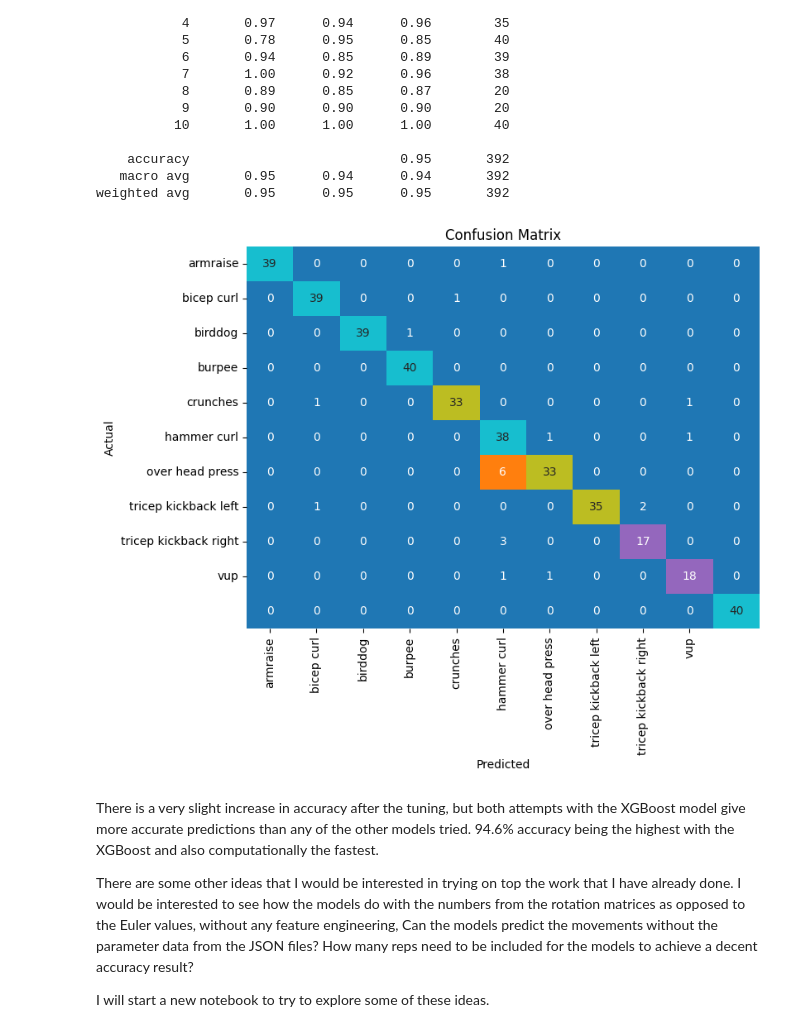
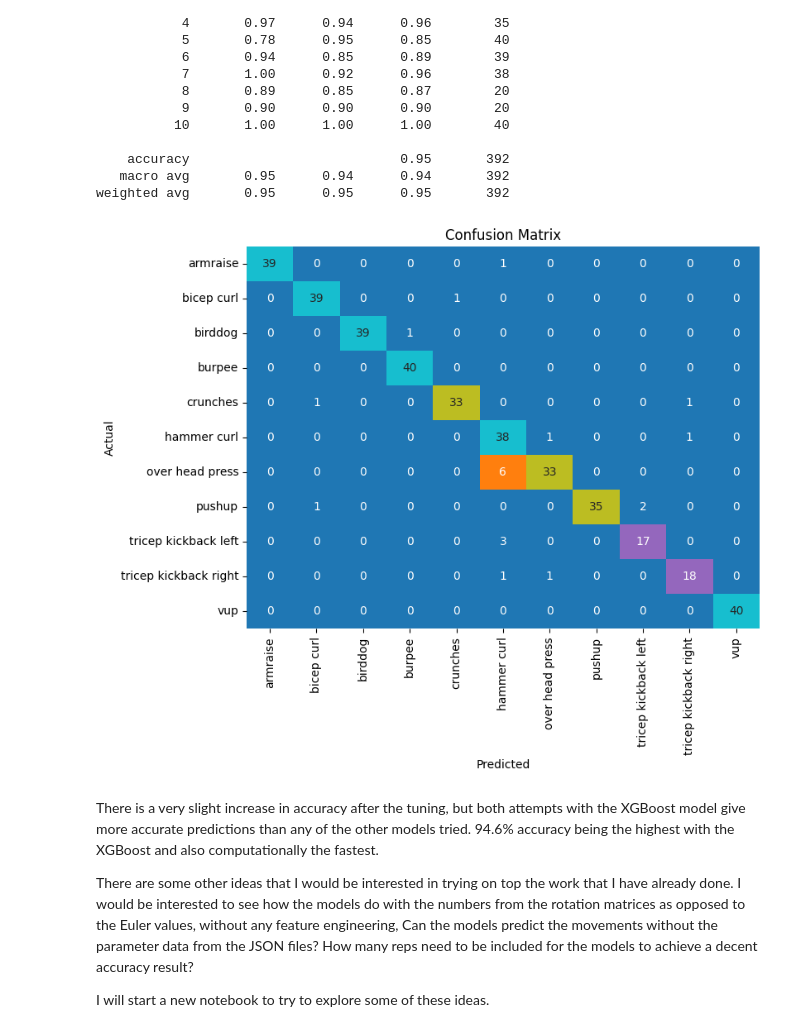
Before and after one commit to KelKi3/Exercise_Recognition, a Jupyter notebook: notebooks/initial_modelling_all_reps.ipynb, the cells around one changed output. Saved outputs shown, nothing was run; the diff lists cells and outputs as text; code cells hidden in the pictures.

Commit message:
update plots

```diff
--- a/notebooks/initial_modelling_all_reps.ipynb
+++ b/notebooks/initial_modelling_all_reps.ipynb
@@ -837,16 +837,16 @@ conf_matrix_xgb_best = confusion_matrix(y_test_strat_s, y_pred)
 # %%
 # Plotting the confusion matrix as a heatmap
 
 plt.figure(figsize=(8, 6))
-class_labels = ['armraise', 'bicep curl', 'birddog', 'burpee', 'crunches', 'hammer curl', 'over head press', 'tricep kickback left', 'tricep kickback right', 'vup']
+class_labels = ['armraise', 'bicep curl', 'birddog', 'burpee', 'crunches', 'hammer curl', 'over head press','pushup', 'tricep kickback left', 'tricep kickback right', 'vup']
 sns.heatmap(conf_matrix_xgb_best, annot=True, fmt='d', cmap='tab10', cbar=False,
             xticklabels=class_labels, yticklabels=class_labels)
 plt.title('Confusion Matrix')
 plt.xlabel('Predicted')
 plt.ylabel('Actual')
 plt.show()
 # %% [output]
-[figure, old version]
+[figure, new version]
 # %% [markdown]
 There is a very slight increase in accuracy after the tuning, but both attempts with the XGBoost model give more accurate predictions than any of the other models tried. 94.6% accuracy being the highest with the XGBoost and also computationally the fastest.
 
```
